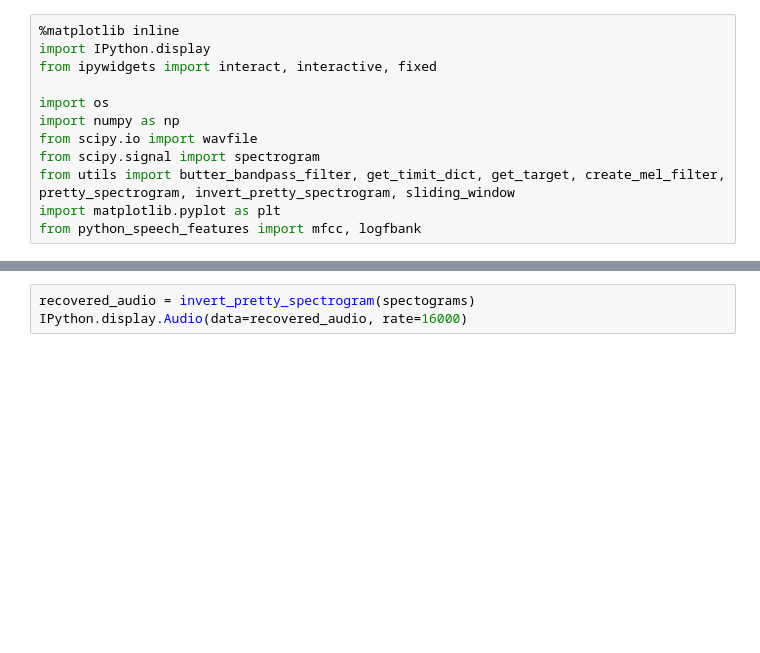
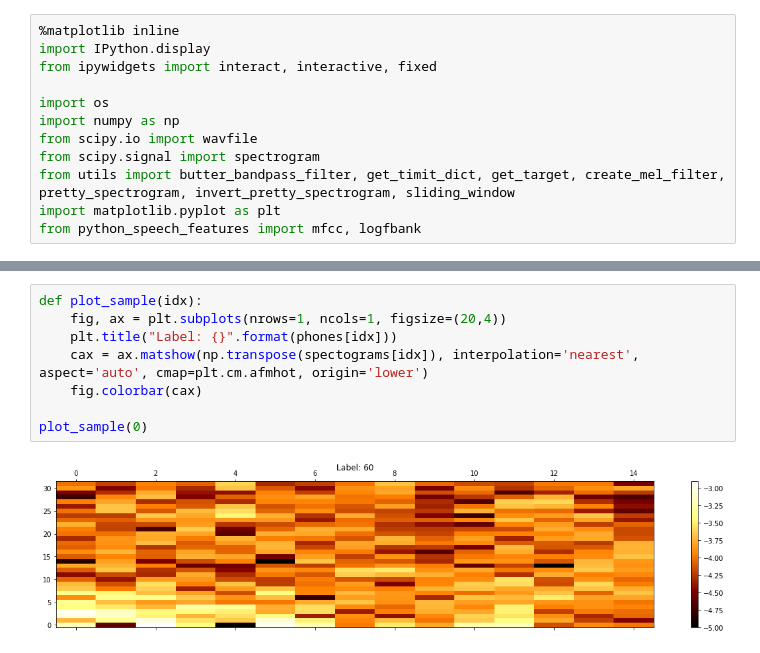
Before and after one commit to SvenDH/CapsNet-ASR, a Jupyter notebook: data exploration.ipynb, the cells around one changed output, grey strips where cells are left out. Saved outputs shown, nothing was run; the diff lists cells and outputs as text; blank space fills up the shorter version.

```diff
--- a/data exploration.ipynb
+++ b/data exploration.ipynb
@@ -81,3 +98,10 @@ fig.colorbar(cax)
-# %%
-recovered_audio = invert_pretty_spectrogram(spectograms)
-IPython.display.Audio(data=recovered_audio, rate=16000)
+# %%
+def plot_sample(idx):
+    fig, ax = plt.subplots(nrows=1, ncols=1, figsize=(20,4))
+    plt.title("Label: {}".format(phones[idx]))
+    cax = ax.matshow(np.transpose(spectograms[idx]), interpolation='nearest', aspect='auto', cmap=plt.cm.afmhot, origin='lower')
+    fig.colorbar(cax)
+
+plot_sample(0)
+# %% [output]
+[figure, added]
```
Also changed, not shown: parts of 6 cells of this notebook, 1 other file.
